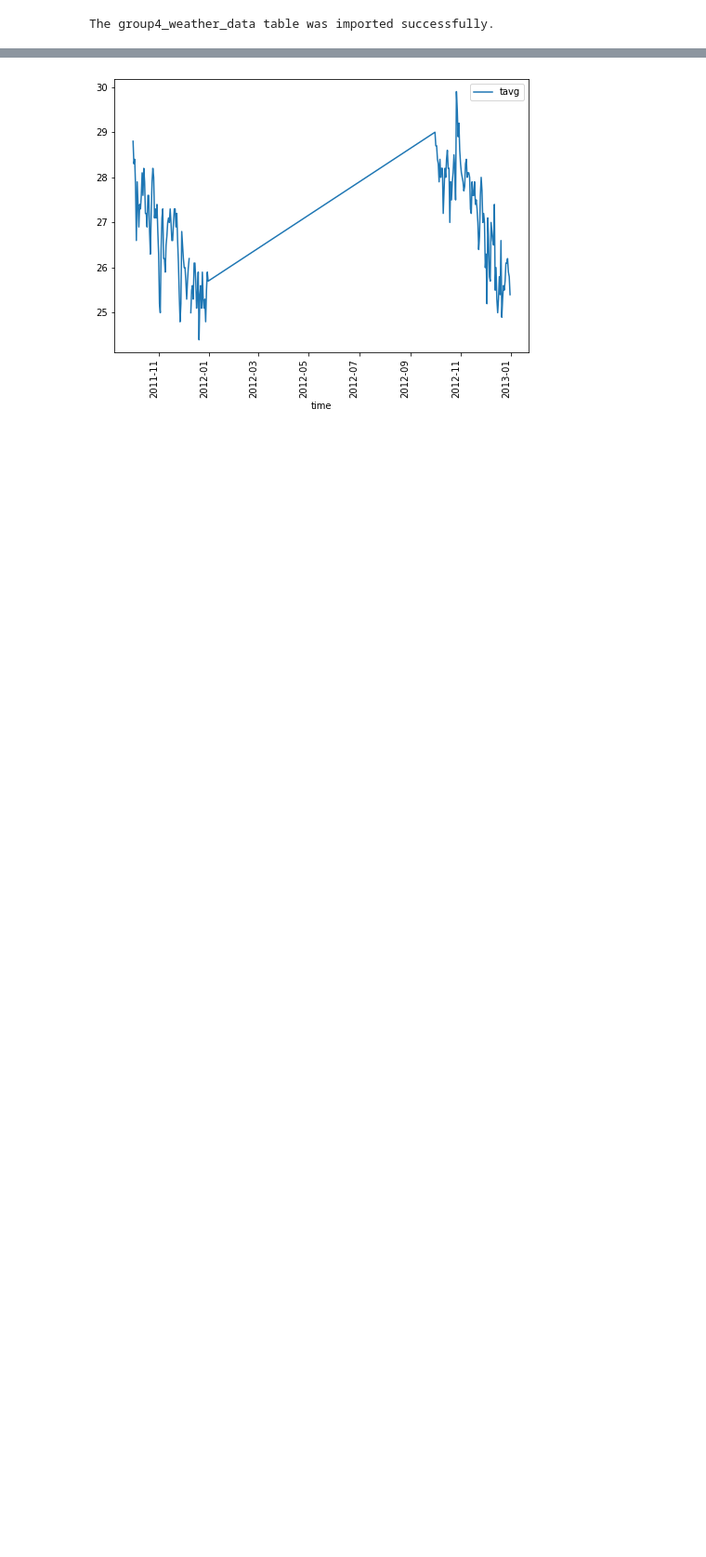
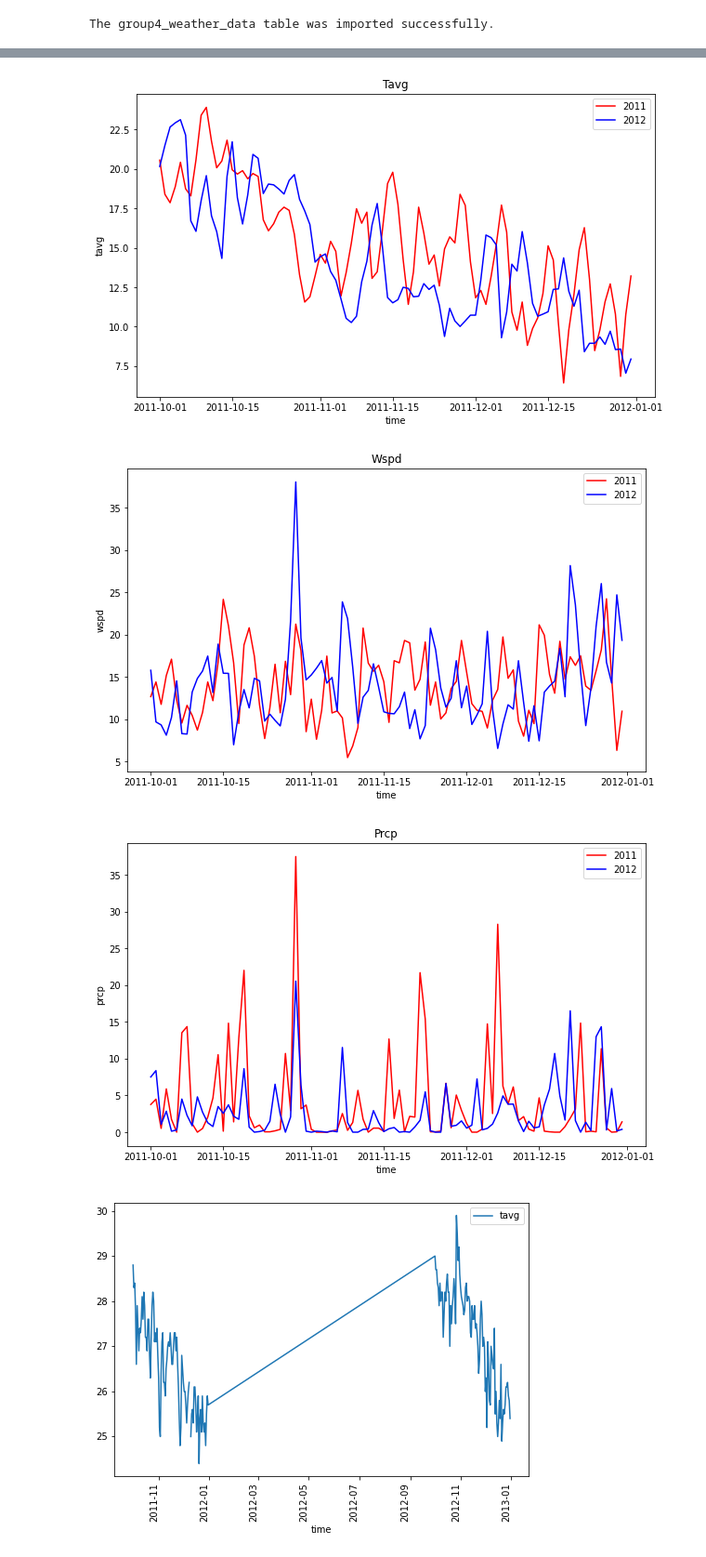
Before and after one commit to sergioserge/us-airports-project, a Jupyter notebook: us-airports-project.ipynb, the cells around one changed output, grey strips where cells are left out. Shown: that part at 93% size. Drawn from its saved outputs; the diff is of its cells as text; code cells hidden in the pictures; blank space fills up the shorter version.

```diff
--- a/us-airports-project.ipynb
+++ b/us-airports-project.ipynb
@@ -202,3 +231,8 @@ flights_df = gd.query_database("SELECT * FROM public.group4_flights_data")
 display(type(flights_df))
 display(flights_df.head(5))
 display(flights_df.info())
+# %%
+weather_df_2011.drop('date', axis=1, inplace=True)
+# %%
+weather_df_2011['date'] = weather_df_2011['time'].apply(lambda x: x.strftime('D%-%B'))
+weather_df_2011
@@ -205,3 +258,24 @@ display(flights_df.info())
+# %%
+
+# time_axes =
+col_list = ['tavg', 'wspd', 'prcp']
+
+for col in col_list:
+    fig, ax = plt.subplots(figsize=(10,6))
+
+    # x =
+    # y =
+
+    sns.lineplot(x=weather_df_2011['time'], y=weather_df_2011[col], color='r', ci=None, ax=ax, label='2011')
+    sns.lineplot(x=weather_df_2011['time'], y=weather_df_2012[col], color='b', ci=None, ax=ax, label='2012')
+
+    ax.set_title(col.capitalize())
+    #ax.legend()
+    plt.show()
+# %% [output]
+[figure, added]
+[figure, added]
+[figure, added]
 # %%
 column_list = weather_df.columns
 for col in column_list[2:]:
```
Also changed, not shown: parts of 6 cells of this notebook.
